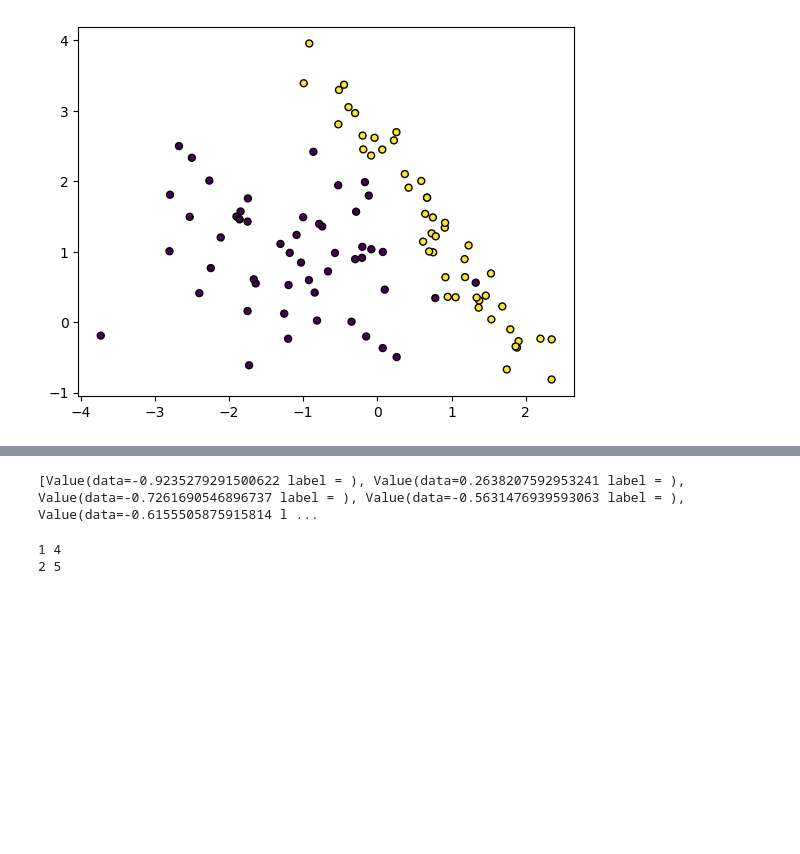
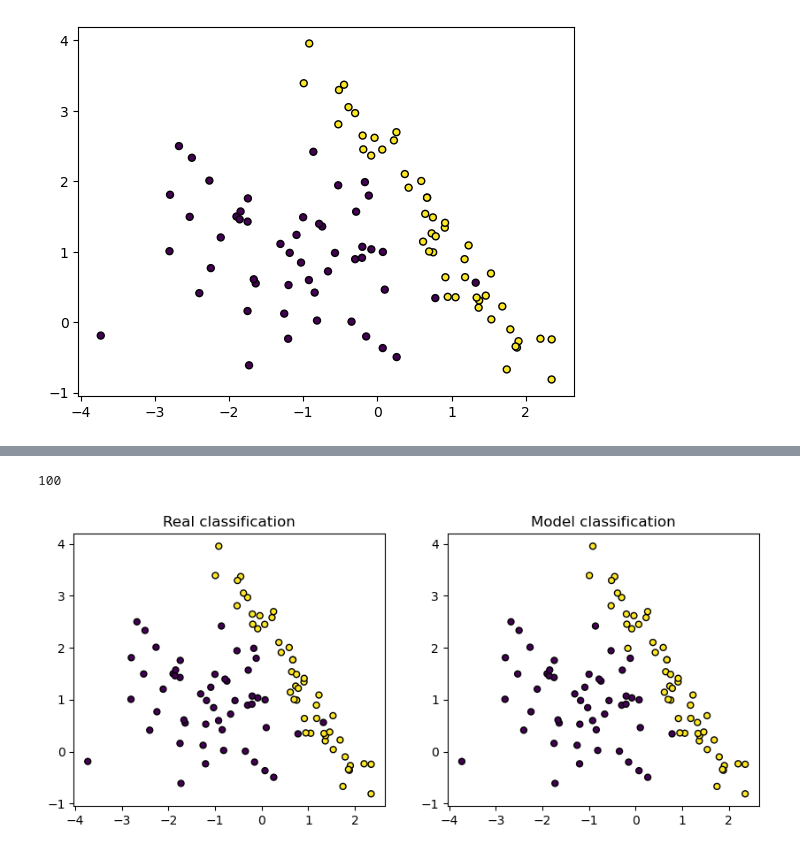
Before and after one commit to arjuns238/Autograd-engine, a Jupyter notebook: use_case.ipynb, the cells around one changed output, grey strips where cells are left out. Saved outputs shown, nothing was run; the diff lists cells and outputs as text; code cells hidden in the pictures; blank space fills up the shorter version.

```diff
--- a/use_case.ipynb
+++ b/use_case.ipynb
@@ -84,8 +36,0 @@ network = SimpleNN(2, 3, 1)
-# %%
-xs = [
-    [2.0,3.0,-1.0],
-    [3.0,-1.0,0.5],
-    [0.5,1.0,1.0],
-    [1.0,1.0,-1.0]
-]
-ys = [1.0, 0.0, 0.0, 1.0]
@@ -132,25 +37,28 @@ ypred
+# %%
+network = SimpleNN(2, 4, 1)
 # %%
-epochs = 100
-lr = 1e-2
+epochs = 200
+lr = 1e-3
 # Training loop
-
 for epoch in range(epochs):
+    epoch_loss = 0.0
+    accuracies = []
     for i in range(len(X1)):
         x = X1[i]
         y = Y1[i]
 
         # Forward prop
         y_hat = network(x)
-        # print("y_hat = ", y_hat)
-        # Calculate loss
+        # Calculate cross-entropy loss
         loss = -1.0 * (y * y_hat.log() + (1-y) * (1-y_hat).log())
-        print("Training loss = ", loss.data)
+        epoch_loss += loss.data
         # Setting grads to zero
-        for p in network.parameters():
-            p.grad = 0.0
+        network.zero_grad()
         # Backprop
         loss.backward()
         # Updating weights
         for p in network.parameters():
             p.data = p.data-lr*p.grad
+        accuracies.append(round(y_hat.data) == y)
+    print(f"Epoch {epoch}, loss = {epoch_loss/len(X1)}, accuracy = {sum(accuracies)/len(accuracies)}")
 # %% [output]
@@ -174,12 +82,16 @@ Training loss =  0.6655192529858749
-# %%
-print(network.parameters())
-# %% [output]
-[Value(data=-0.9235279291500622 label = ), Value(data=0.2638207592953241 label = ), Value(data=-0.7261690546896737 label = ), Value(data=-0.5631476939593063 label = ), Value(data=-0.6155505875915814 l ...
-# %%
-a = [1,2]
-b = [4,5,6]
-for x1, w1 in zip(a, b):
-    print(x1, w1)
-# %% [output]
-1 4
-2 5
+# %%
+def plot_diagram(xs, ys):
+    y_preds = [network(x).data > 0.5 for x in xs]
+    print(len(y_preds))
+    plt.figure(figsize=(10, 4))
+    plt.subplot(1,2,1)
+    plt.title("Real classification")
+    plt.scatter(xs[:, 0], xs[:, 1], marker="o", c=ys, s=25, edgecolor="k")
+    plt.subplot(1,2,2)
+    plt.title("Model classification")
+    plt.scatter(xs[:, 0], xs[:, 1], marker="o", c=y_preds, s=25, edgecolor="k")
+# %%
+plot_diagram(X1[:100], Y1[:100])
+# %% [output]
+100
+[figure, added]
```
Also changed, not shown: parts of 11 cells of this notebook.
